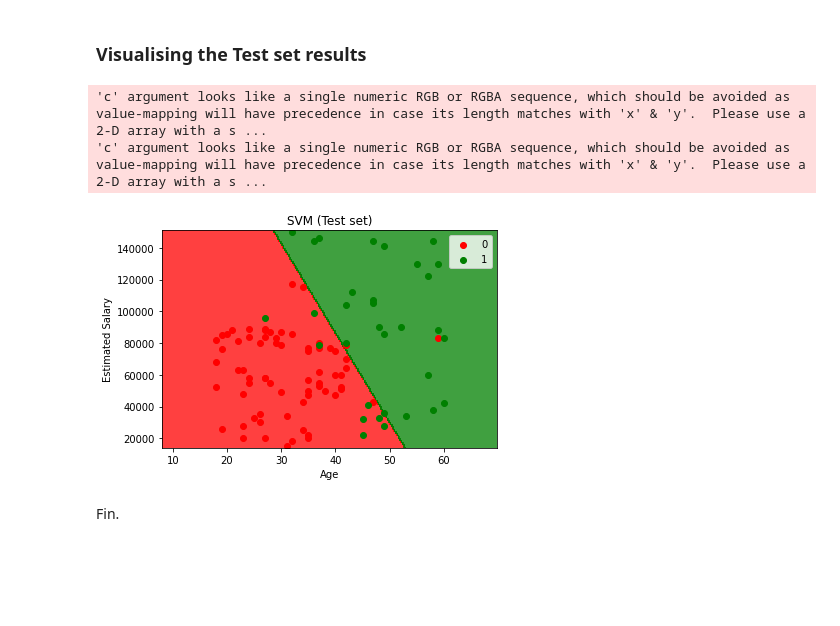
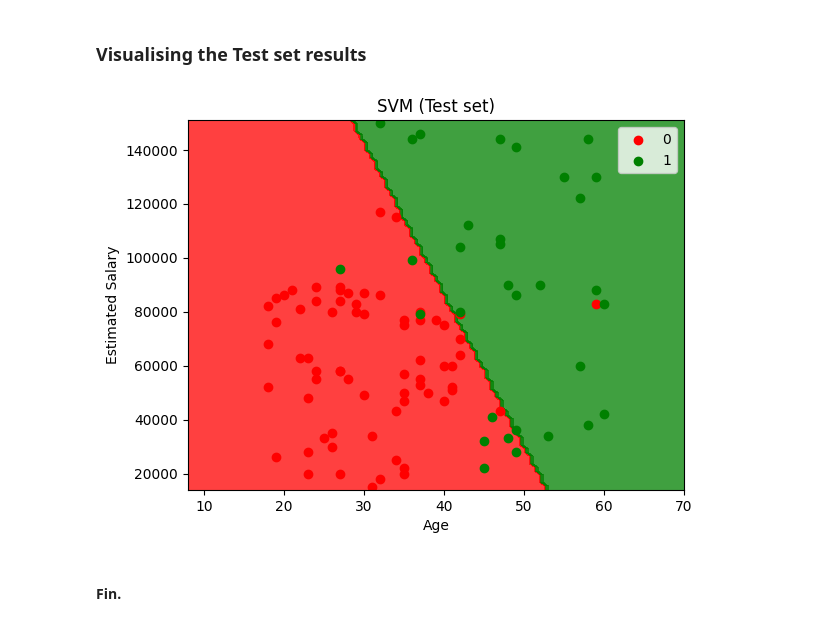
Before and after one commit to akramelbasri/MASTER_TPS_DATA_MINING, a Jupyter notebook: TP_Support_Vector_Machine_SVM.ipynb, the cells around one changed output. Drawn from its saved outputs; the diff is of its cells as text; code cells hidden in the pictures; blank space fills up the shorter version.

Commit message:
Add files via upload
SVM CLASSIFIER

```diff
--- a/TP_Support_Vector_Machine_SVM.ipynb
+++ b/TP_Support_Vector_Machine_SVM.ipynb
@@ -174,24 +213,40 @@ plt.show()
 # %% [markdown]
 ### Visualising the Test set results
 # %%
-from matplotlib.colors import ListedColormap
+# Récupérer les valeurs originales de X_test et y_test
 X_set, y_set = sc.inverse_transform(X_test), y_test
-X1, X2 = np.meshgrid(np.arange(start = X_set[:, 0].min() - 10, stop = X_set[:, 0].max() + 10, step = 0.25),
-                     np.arange(start = X_set[:, 1].min() - 1000, stop = X_set[:, 1].max() + 1000, step = 0.25))
-plt.contourf(X1, X2, classifier.predict(sc.transform(np.array([X1.ravel(), X2.ravel()]).T)).reshape(X1.shape),
-             alpha = 0.75, cmap = ListedColormap(('red', 'green')))
-plt.xlim(X1.min(), X1.max())
-plt.ylim(X2.min(), X2.max())
+
+# Définir les limites pour les axes X et Y
+x1_min, x1_max = X_set[:, 0].min() - 10, X_set[:, 0].max() + 10
+x2_min, x2_max = X_set[:, 1].min() - 1000, X_set[:, 1].max() + 1000
+
+# Définir la résolution de la grille
+resolution = 100  # Vous pouvez ajuster cette valeur selon vos besoins
+
+# Créer la grille avec une résolution plus faible
+X1, X2 = np.meshgrid(np.linspace(x1_min, x1_max, resolution),
+                     np.linspace(x2_min, x2_max, resolution))
+
+# Prédictions sur la grille
+Z = classifier.predict(sc.transform(np.array([X1.ravel(), X2.ravel()]).T)).reshape(X1.shape)
+
+# Tracé du contour
+plt.contourf(X1, X2, Z, alpha=0.75, cmap=ListedColormap(('red', 'green')))
+plt.xlim(x1_min, x1_max)
+plt.ylim(x2_min, x2_max)
+
+# Tracé des points de données
 for i, j in enumerate(np.unique(y_set)):
-    plt.scatter(X_set[y_set == j, 0], X_set[y_set == j, 1], c = ListedColormap(('red', 'green'))(i), label = j)
+    plt.scatter(X_set[y_set == j, 0], X_set[y_set == j, 1],
+                c=ListedColormap(('red', 'green'))(i), label=j)
+
+# Autres configurations du tracé
 plt.title('SVM (Test set)')
 plt.xlabel('Age')
 plt.ylabel('Estimated Salary')
 plt.legend()
 plt.show()
 # %% [output]
-'c' argument looks like a single numeric RGB or RGBA sequence, which should be avoided as value-mapping will have precedence in case its length matches with 'x' & 'y'.  Please use a 2-D array with a s ...
-'c' argument looks like a single numeric RGB or RGBA sequence, which should be avoided as value-mapping will have precedence in case its length matches with 'x' & 'y'.  Please use a 2-D array with a s ...
-[figure, old version]
+[figure, new version]
-# %% [markdown]
-Fin.
+# %% [markdown]
+#### Fin.
```
Also changed, not shown: parts of 20 cells of this notebook.
